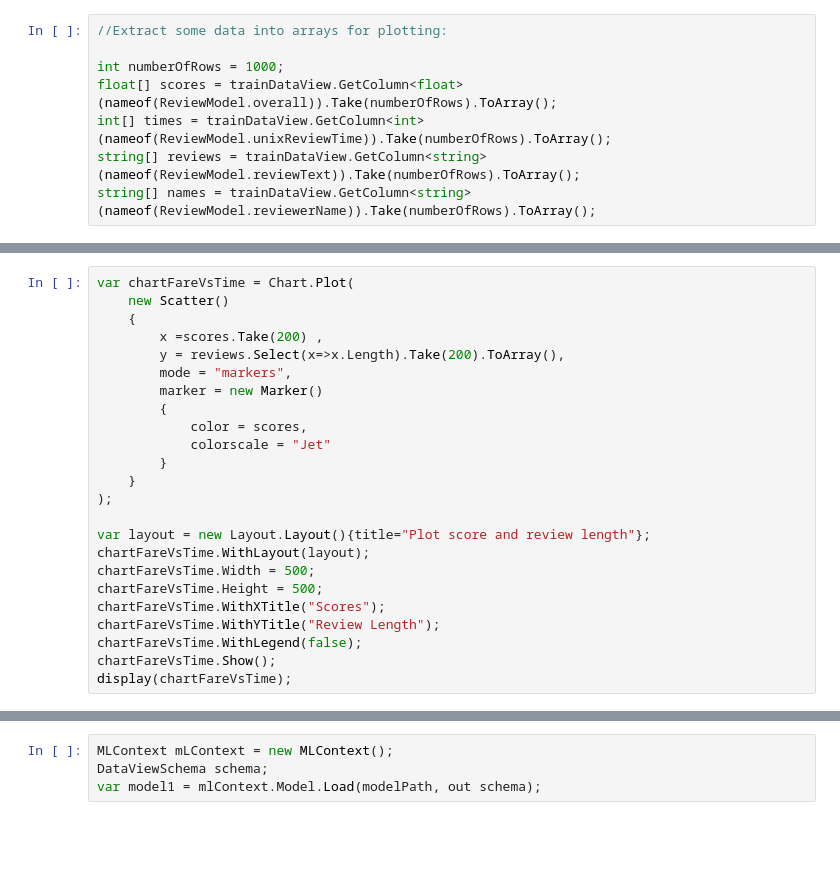
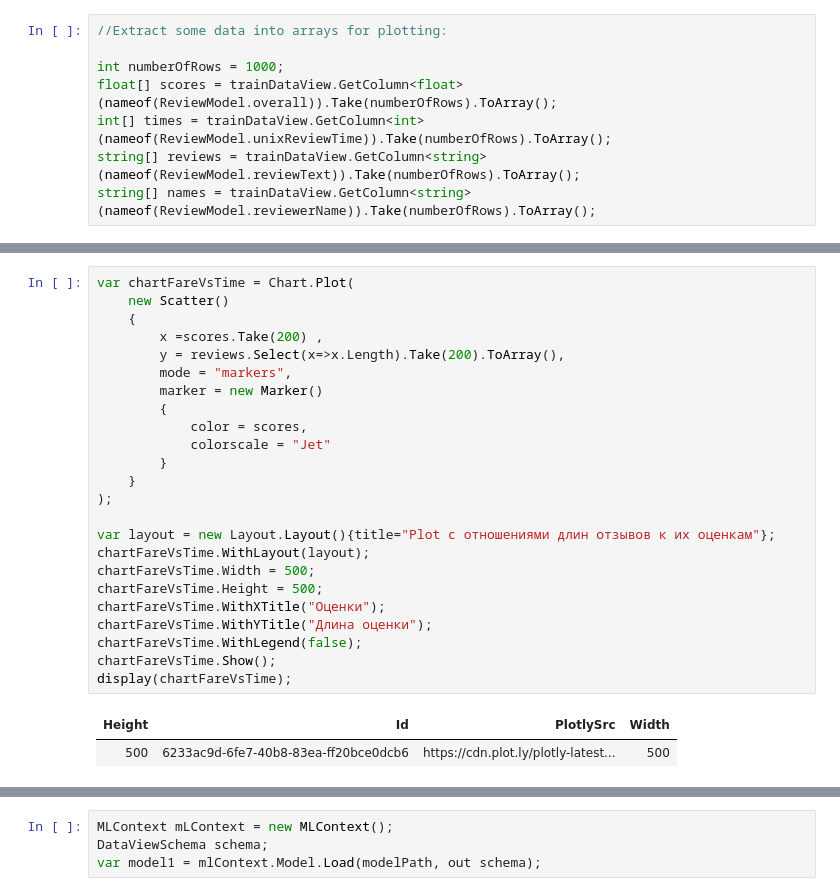
Before and after one commit to MODERN122/MagShop, a Jupyter notebook: ProductRecommender/recommender notebook amazon reviews.ipynb, the cells around one changed output, grey strips where cells are left out. Saved outputs shown, nothing was run; the diff lists cells and outputs as text; blank space fills up the shorter version.

```diff
--- a/ProductRecommender/recommender notebook amazon reviews.ipynb
+++ b/ProductRecommender/recommender notebook amazon reviews.ipynb
@@ -86,24 +122,27 @@ display(faresHistogram);
 # %%
 var chartFareVsTime = Chart.Plot(
     new Scatter()
     {
         x =scores.Take(200) ,
         y = reviews.Select(x=>x.Length).Take(200).ToArray(),
         mode = "markers",
         marker = new Marker()
         {
             color = scores,
             colorscale = "Jet"
         }
     }
 );
 
-var layout = new Layout.Layout(){title="Plot score and review length"};
+var layout = new Layout.Layout(){title="Plot с отношениями длин отзывов к их оценкам"};
 chartFareVsTime.WithLayout(layout);
 chartFareVsTime.Width = 500;
 chartFareVsTime.Height = 500;
-chartFareVsTime.WithXTitle("Scores");
-chartFareVsTime.WithYTitle("Review Length");
+chartFareVsTime.WithXTitle("Оценки");
+chartFareVsTime.WithYTitle("Длина оценки");
 chartFareVsTime.WithLegend(false);
 chartFareVsTime.Show();
 display(chartFareVsTime);
+# %% [output]
+| Height | Id | PlotlySrc | Width |
+| 500 | 6233ac9d-6fe7-40b8-83ea-ff20bce0dcb6 | https://cdn.plot.ly/plotly-latest... | 500 |
```
Also changed, not shown: parts of 40 cells of this notebook, 4 other files.
